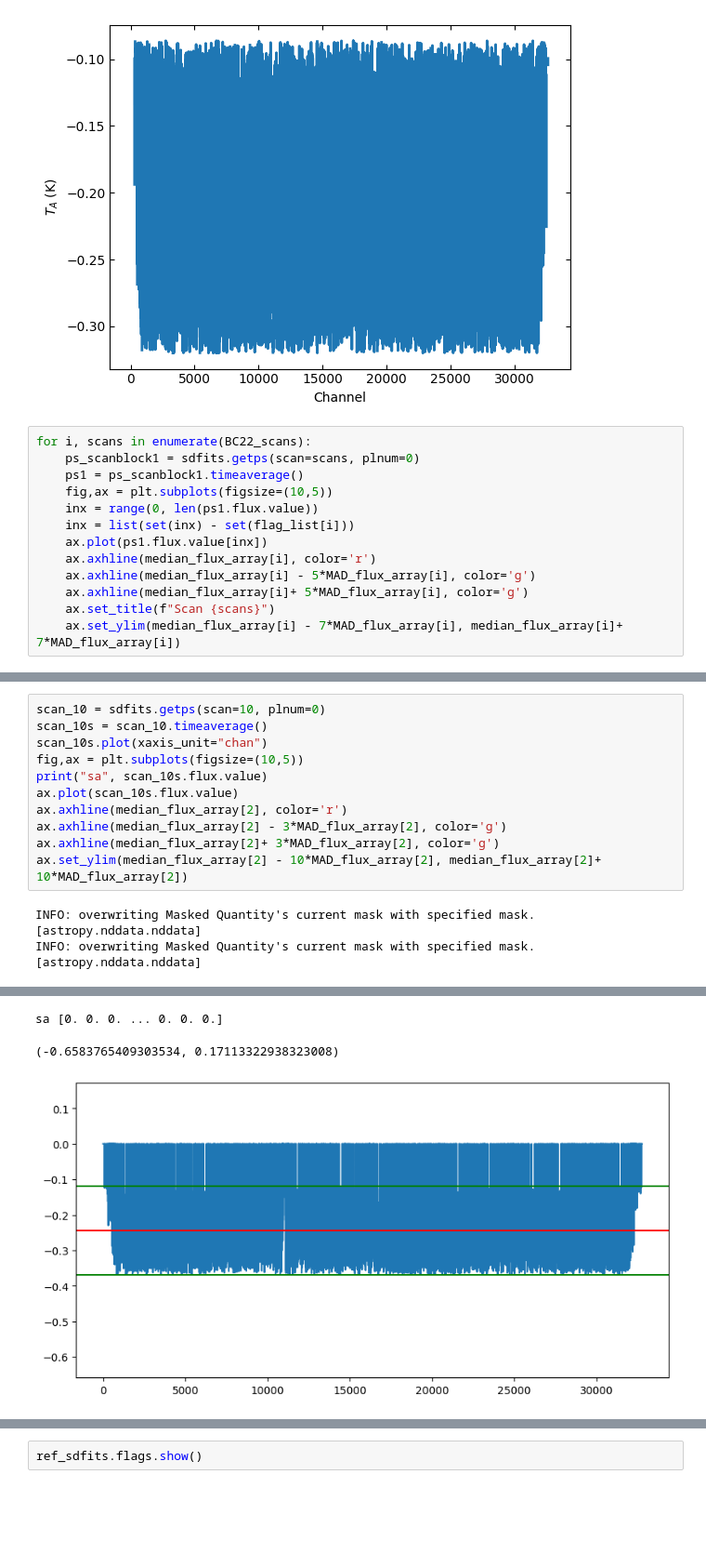
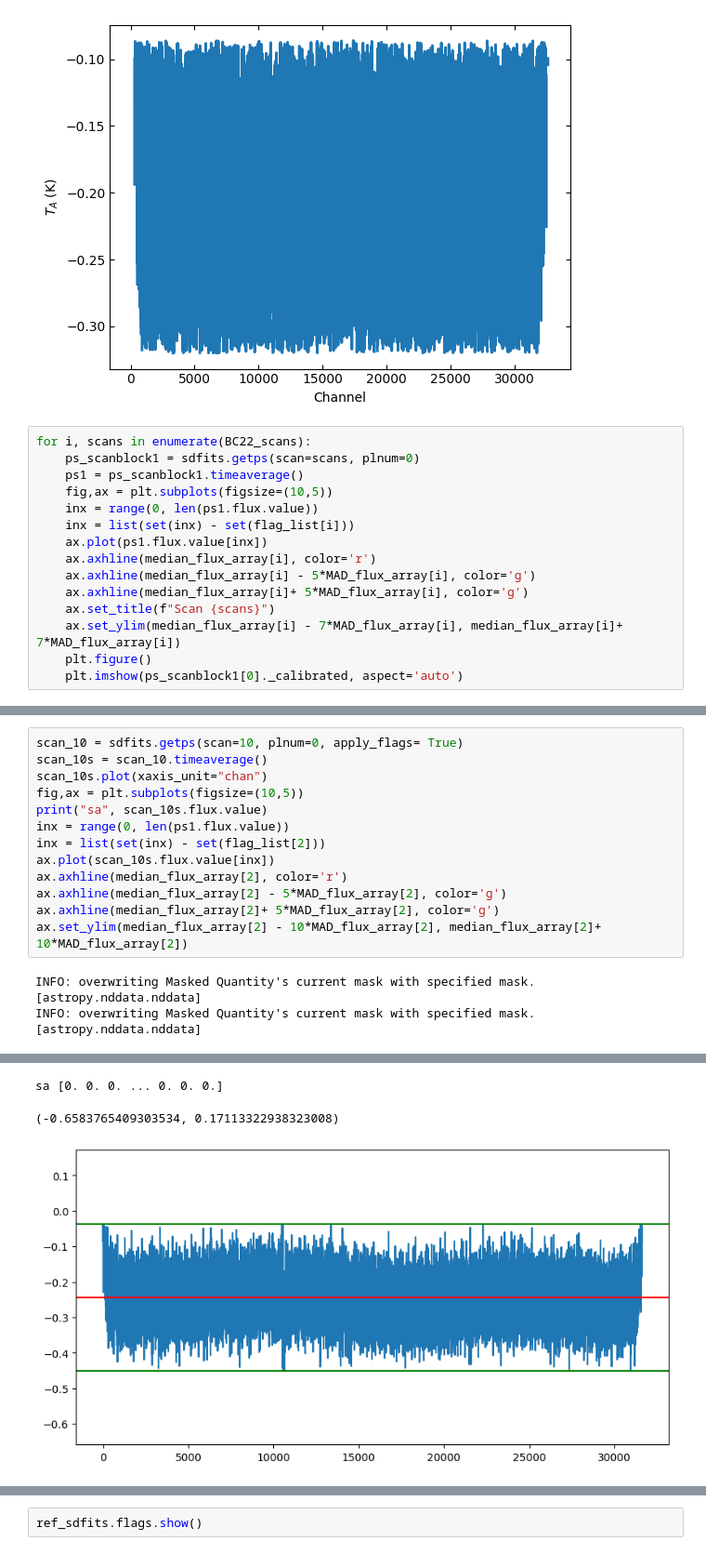
Before and after one commit to swapnaneeldey/GBT_HI_DR_Dysh_Blue_blobs24B, a Jupyter notebook: HI_trial_part3.ipynb, the cells around one changed output, grey strips where cells are left out. Shown at 93% size. Cells and saved outputs as stored; diff of their text form; blank space fills up the shorter version.

```diff
--- a/HI_trial_part3.ipynb
+++ b/HI_trial_part3.ipynb
@@ -154,6 +203,8 @@ for i, scans in enumerate(BC22_scans):
     ax.axhline(median_flux_array[i]+ 5*MAD_flux_array[i], color='g')
     ax.set_title(f"Scan {scans}")
     ax.set_ylim(median_flux_array[i] - 7*MAD_flux_array[i], median_flux_array[i]+ 7*MAD_flux_array[i])
+    plt.figure()
+    plt.imshow(ps_scanblock1[0]._calibrated, aspect='auto')
 # %% [output]
 INFO: overwriting Masked Quantity's current mask with specified mask. [astropy.nddata.nddata]
 INFO: overwriting Masked Quantity's current mask with specified mask. [astropy.nddata.nddata]
@@ -176,13 +233,15 @@ INFO: overwriting Masked Quantity's current mask with specified mask. [astropy.n
 # %%
-scan_10 = sdfits.getps(scan=10, plnum=0)
+scan_10 = sdfits.getps(scan=10, plnum=0, apply_flags= True)
 scan_10s = scan_10.timeaverage()
 scan_10s.plot(xaxis_unit="chan")
 fig,ax = plt.subplots(figsize=(10,5))
 print("sa", scan_10s.flux.value)
-ax.plot(scan_10s.flux.value)
+inx = range(0, len(ps1.flux.value))
+inx = list(set(inx) - set(flag_list[2]))
+ax.plot(scan_10s.flux.value[inx])
 ax.axhline(median_flux_array[2], color='r')
-ax.axhline(median_flux_array[2] - 3*MAD_flux_array[2], color='g')
-ax.axhline(median_flux_array[2]+ 3*MAD_flux_array[2], color='g')
+ax.axhline(median_flux_array[2] - 5*MAD_flux_array[2], color='g')
+ax.axhline(median_flux_array[2]+ 5*MAD_flux_array[2], color='g')
 ax.set_ylim(median_flux_array[2] - 10*MAD_flux_array[2], median_flux_array[2]+ 10*MAD_flux_array[2])
 # %% [output]
 INFO: overwriting Masked Quantity's current mask with specified mask. [astropy.nddata.nddata]
@@ -191,3 +250,3 @@ INFO: overwriting Masked Quantity's current mask with specified mask. [astropy.n
 sa [0. 0. 0. ... 0. 0. 0.]
 (-0.6583765409303534, 0.17113322938323008)
-[figure, old version]
+[figure, new version]
```
Also changed, not shown: parts of 14 cells of this notebook.
